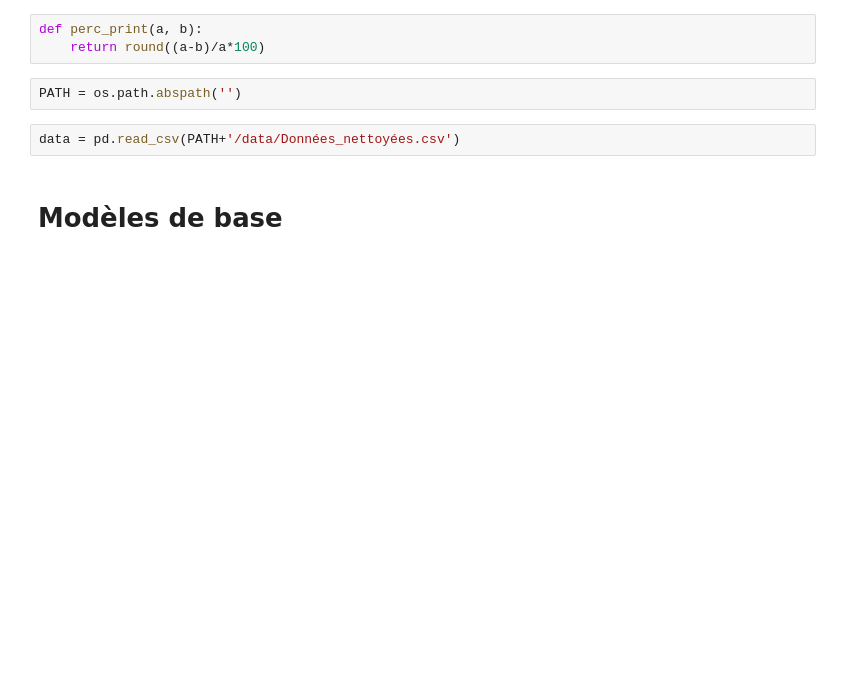
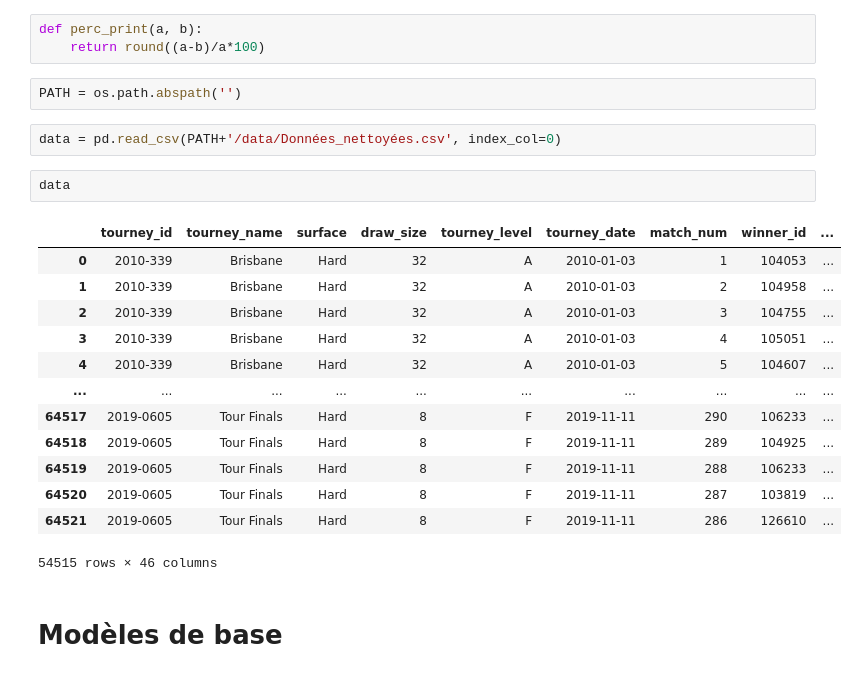
Before and after one commit to CesarRoaldes/tennis_match_time, a Jupyter notebook: modeles_baseline.ipynb, the cells around one changed output. Saved outputs shown, nothing was run; the diff lists cells and outputs as text; blank space fills up the shorter version.

```diff
--- a/modeles_baseline.ipynb
+++ b/modeles_baseline.ipynb
@@ -24,7 +24,23 @@ def perc_print(a, b):
 # %%
 PATH = os.path.abspath('')
 # %%
-data = pd.read_csv(PATH+'/data/Données_nettoyées.csv')
+data = pd.read_csv(PATH+'/data/Données_nettoyées.csv', index_col=0)
+# %%
+data
+# %% [output]
+|  | tourney_id | tourney_name | surface | draw_size | tourney_level | tourney_date | match_num | winner_id | ... |
+| 0 | 2010-339 | Brisbane | Hard | 32 | A | 2010-01-03 | 1 | 104053 | ... |
+| 1 | 2010-339 | Brisbane | Hard | 32 | A | 2010-01-03 | 2 | 104958 | ... |
+| 2 | 2010-339 | Brisbane | Hard | 32 | A | 2010-01-03 | 3 | 104755 | ... |
+| 3 | 2010-339 | Brisbane | Hard | 32 | A | 2010-01-03 | 4 | 105051 | ... |
+| 4 | 2010-339 | Brisbane | Hard | 32 | A | 2010-01-03 | 5 | 104607 | ... |
+| ... | ... | ... | ... | ... | ... | ... | ... | ... | ... |
+| 64517 | 2019-0605 | Tour Finals | Hard | 8 | F | 2019-11-11 | 290 | 106233 | ... |
+| 64518 | 2019-0605 | Tour Finals | Hard | 8 | F | 2019-11-11 | 289 | 104925 | ... |
+| 64519 | 2019-0605 | Tour Finals | Hard | 8 | F | 2019-11-11 | 288 | 106233 | ... |
+| 64520 | 2019-0605 | Tour Finals | Hard | 8 | F | 2019-11-11 | 287 | 103819 | ... |
+| 64521 | 2019-0605 | Tour Finals | Hard | 8 | F | 2019-11-11 | 286 | 126610 | ... |
+54515 rows × 46 columns
 # %% [markdown]
 # Modèles de base
 # %% [markdown]
```
Also changed, not shown: parts of 6 cells of this notebook, 2 other files.
